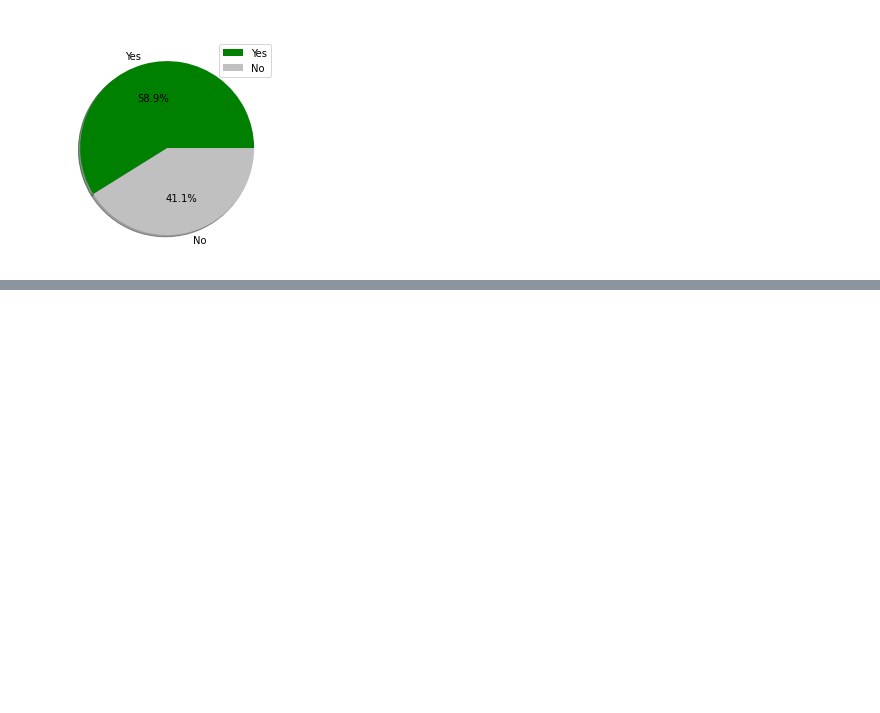
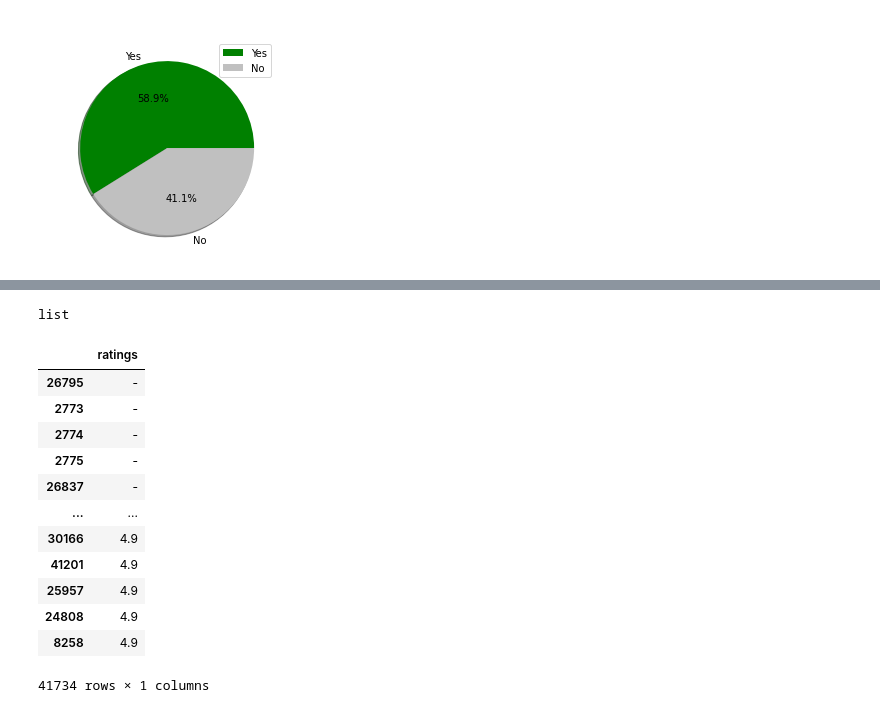
Before and after one commit to harshlohani/zomato-analysis, a Jupyter notebook: zomato_bengaluru.ipynb, the cells around one changed output, grey strips where cells are left out. Drawn from its saved outputs; the diff is of its cells as text; code cells hidden in the pictures; blank space fills up the shorter version.

```diff
--- a/zomato_bengaluru.ipynb
+++ b/zomato_bengaluru.ipynb
@@ -57,0 +125,28 @@ plt.show()
+# %%
+new_set1=[]
+for x in rate_col:
+    new_set=x.replace("/5", "")
+    new_set1.append(new_set)
+type(new_set1)
+# %% [output]
+list
+# %%
+rate_df= pd.DataFrame(new_set1, columns = ['ratings']).sort_values('ratings')
+#new_set1=pd.DataFrame(new_set1)
+#print(new_set1)
+#type(new_set1)
+rate_df
+# %% [output]
+|  | ratings |
+| 26795 | - |
+| 2773 | - |
+| 2774 | - |
+| 2775 | - |
+| 26837 | - |
+| ... | ... |
+| 30166 | 4.9 |
+| 41201 | 4.9 |
+| 25957 | 4.9 |
+| 24808 | 4.9 |
+| 8258 | 4.9 |
+41734 rows × 1 columns
```
Also changed, not shown: parts of 8 cells of this notebook, 2 other files.
